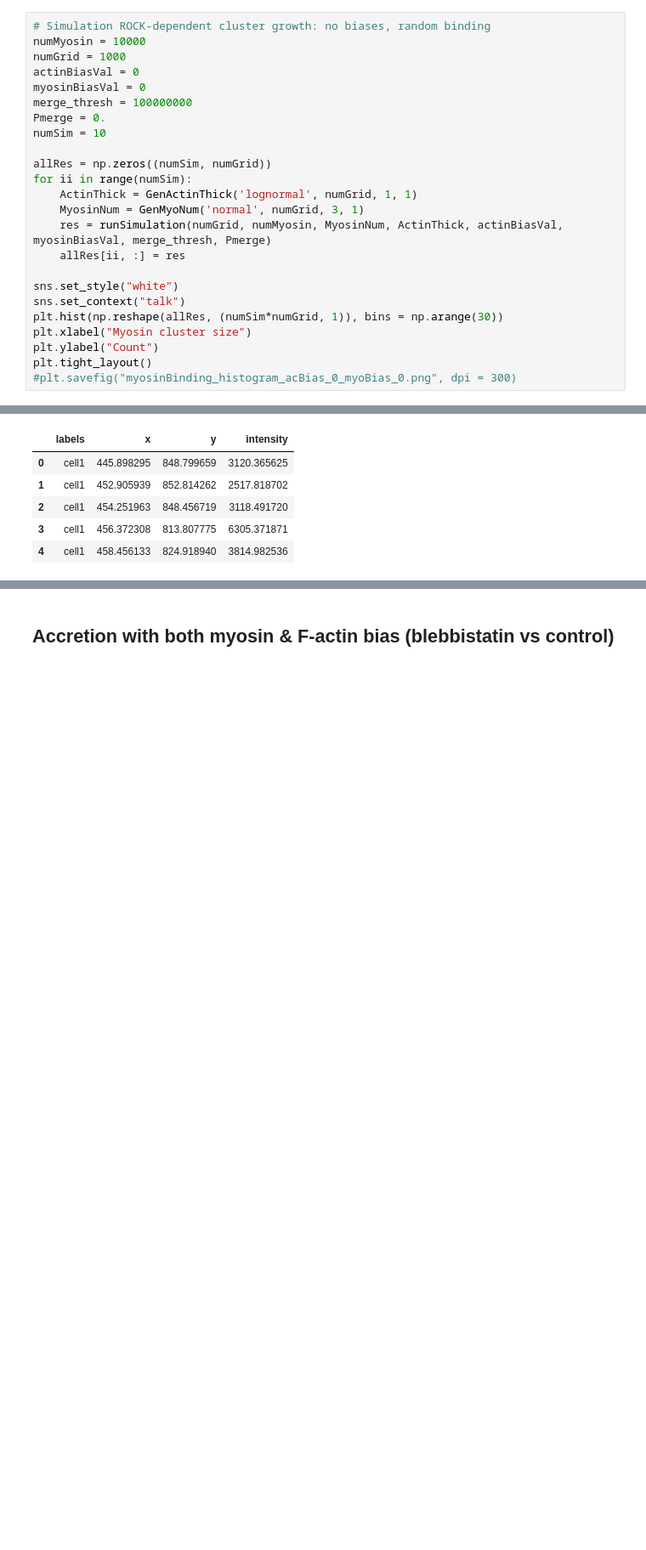
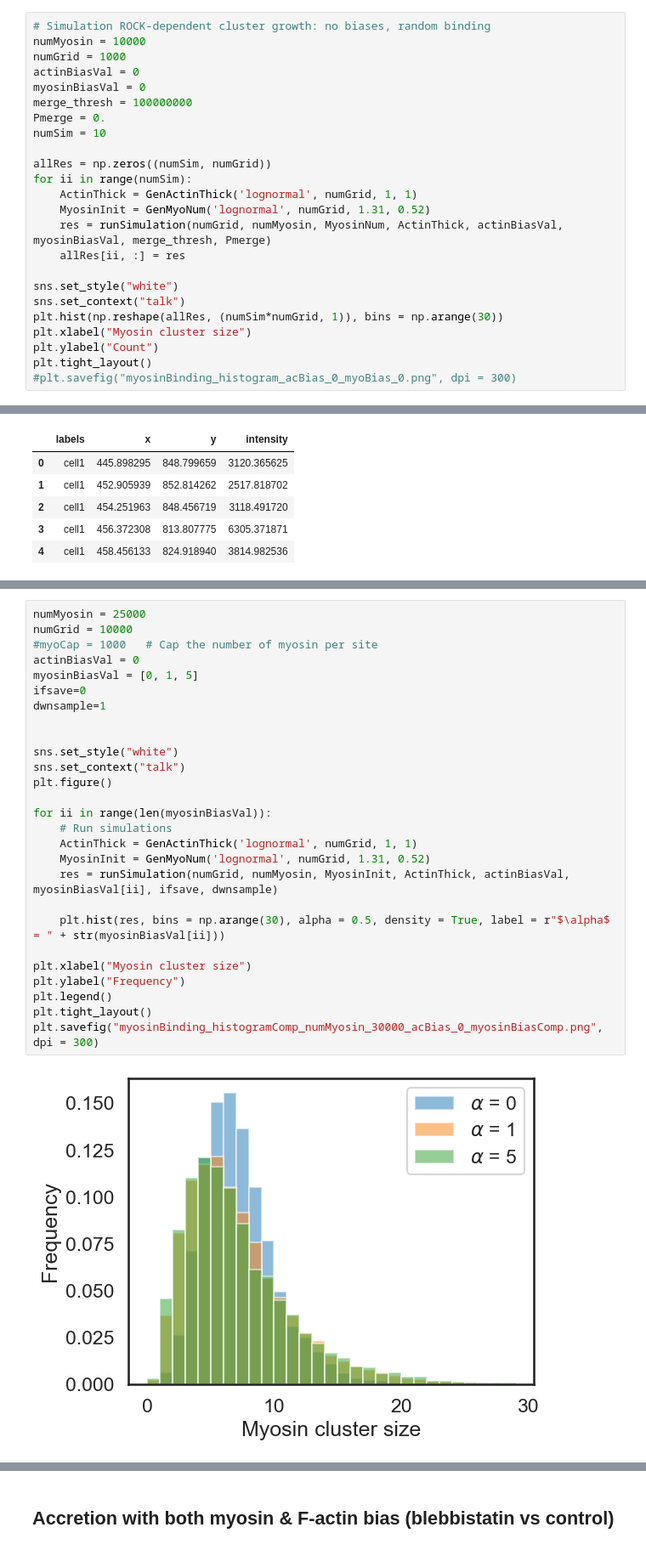
Before and after one commit to WHChou/Myosin-cluster-simulation, a Jupyter notebook: MyosinBinding_v2.ipynb, the cells around one changed output, grey strips where cells are left out. Shown at 85% size. Drawn from its saved outputs; the diff is of its cells as text; blank space fills up the shorter version.

```diff
--- a/MyosinBinding_v2.ipynb
+++ b/MyosinBinding_v2.ipynb
@@ -306,7 +310,7 @@ numSim = 10
 allRes = np.zeros((numSim, numGrid))
 for ii in range(numSim):
     ActinThick = GenActinThick('lognormal', numGrid, 1, 1)
-    MyosinNum = GenMyoNum('normal', numGrid, 3, 1)
+    MyosinInit = GenMyoNum('lognormal', numGrid, 1.31, 0.52)
     res = runSimulation(numGrid, numMyosin, MyosinNum, ActinThick, actinBiasVal, myosinBiasVal, merge_thresh, Pmerge)
     allRes[ii, :] = res
 
@@ -551,0 +526,29 @@ plt.legend()
+# %%
+numMyosin = 25000
+numGrid = 10000
+#myoCap = 1000   # Cap the number of myosin per site
+actinBiasVal = 0
+myosinBiasVal = [0, 1, 5]
+ifsave=0
+dwnsample=1
+
+
+sns.set_style("white")
+sns.set_context("talk")
+plt.figure()
+
+for ii in range(len(myosinBiasVal)):
+    # Run simulations
+    ActinThick = GenActinThick('lognormal', numGrid, 1, 1)
+    MyosinInit = GenMyoNum('lognormal', numGrid, 1.31, 0.52)
+    res = runSimulation(numGrid, numMyosin, MyosinInit, ActinThick, actinBiasVal, myosinBiasVal[ii], ifsave, dwnsample)
+
+    plt.hist(res, bins = np.arange(30), alpha = 0.5, density = True, label = r"$\alpha$ = " + str(myosinBiasVal[ii]))
+
+plt.xlabel("Myosin cluster size")
+plt.ylabel("Frequency")
+plt.legend()
+plt.tight_layout()
+plt.savefig("myosinBinding_histogramComp_numMyosin_30000_acBias_0_myosinBiasComp.png", dpi = 300)
+# %% [output]
+[figure, added]
```
Also changed, not shown: parts of 11 cells of this notebook.
